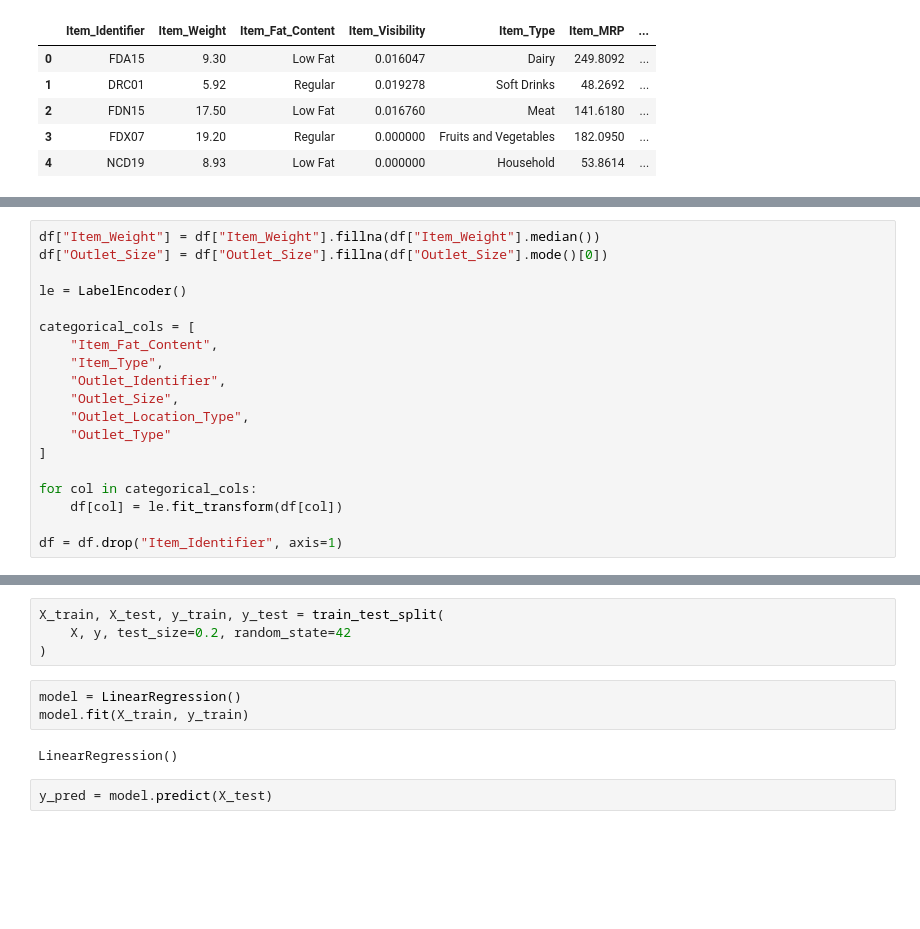
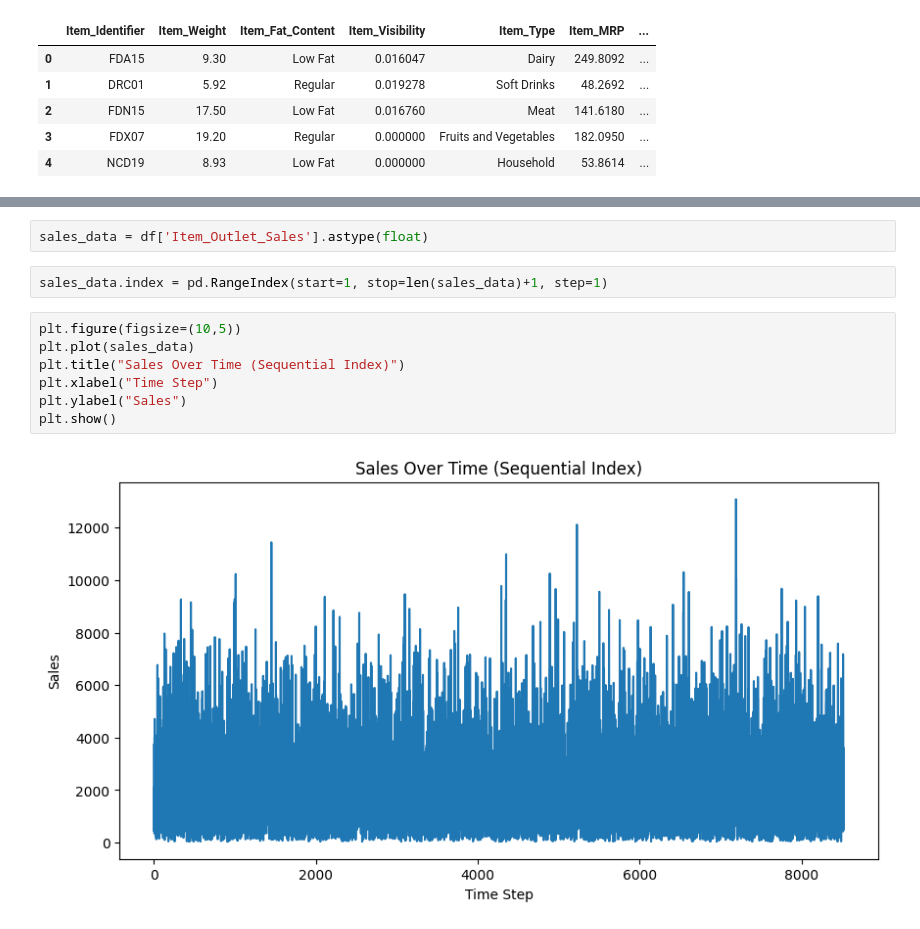
Before and after one commit to SABEEL2411/Tute-Dude-DS-Assignment-6, a Jupyter notebook: Sales_Forecasting_Case_Study.ipynb, the cells around one changed output, grey strips where cells are left out. Saved outputs shown, nothing was run; the diff lists cells and outputs as text; blank space fills up the shorter version.

```diff
--- a/Sales_Forecasting_Case_Study.ipynb
+++ b/Sales_Forecasting_Case_Study.ipynb
@@ -59,19 +18,0 @@ dtype: int64
-# %%
-df["Item_Weight"] = df["Item_Weight"].fillna(df["Item_Weight"].median())
-df["Outlet_Size"] = df["Outlet_Size"].fillna(df["Outlet_Size"].mode()[0])
-
-le = LabelEncoder()
-
-categorical_cols = [
-    "Item_Fat_Content",
-    "Item_Type",
-    "Outlet_Identifier",
-    "Outlet_Size",
-    "Outlet_Location_Type",
-    "Outlet_Type"
-]
-
-for col in categorical_cols:
-    df[col] = le.fit_transform(df[col])
-
-df = df.drop("Item_Identifier", axis=1)
@@ -81,11 +19,13 @@ y = df["Item_Outlet_Sales"]
-# %%
-X_train, X_test, y_train, y_test = train_test_split(
-    X, y, test_size=0.2, random_state=42
-)
-# %%
-model = LinearRegression()
-model.fit(X_train, y_train)
-# %% [output]
-LinearRegression()
-# %%
-y_pred = model.predict(X_test)
+# %%
+sales_data = df['Item_Outlet_Sales'].astype(float)
+# %%
+sales_data.index = pd.RangeIndex(start=1, stop=len(sales_data)+1, step=1)
+# %%
+plt.figure(figsize=(10,5))
+plt.plot(sales_data)
+plt.title("Sales Over Time (Sequential Index)")
+plt.xlabel("Time Step")
+plt.ylabel("Sales")
+plt.show()
+# %% [output]
+[figure, added]
```
Also changed, not shown: parts of 11 cells of this notebook.
